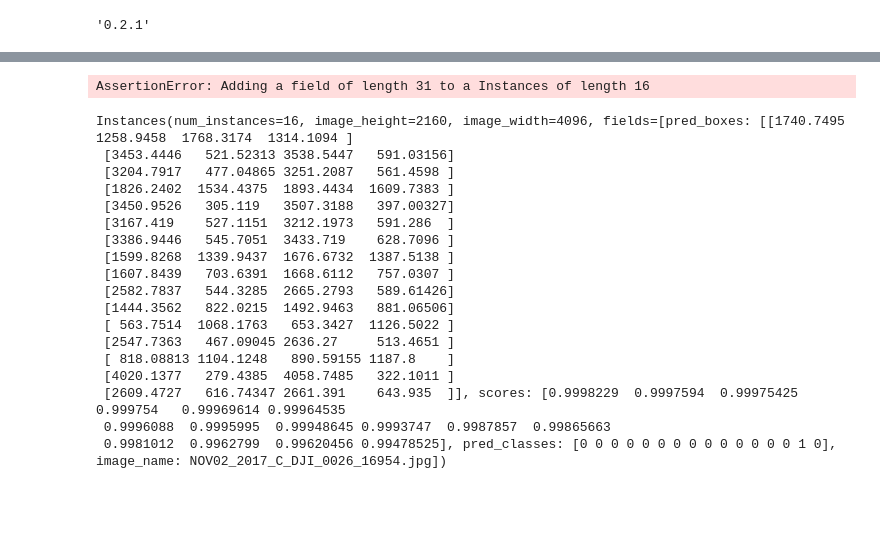
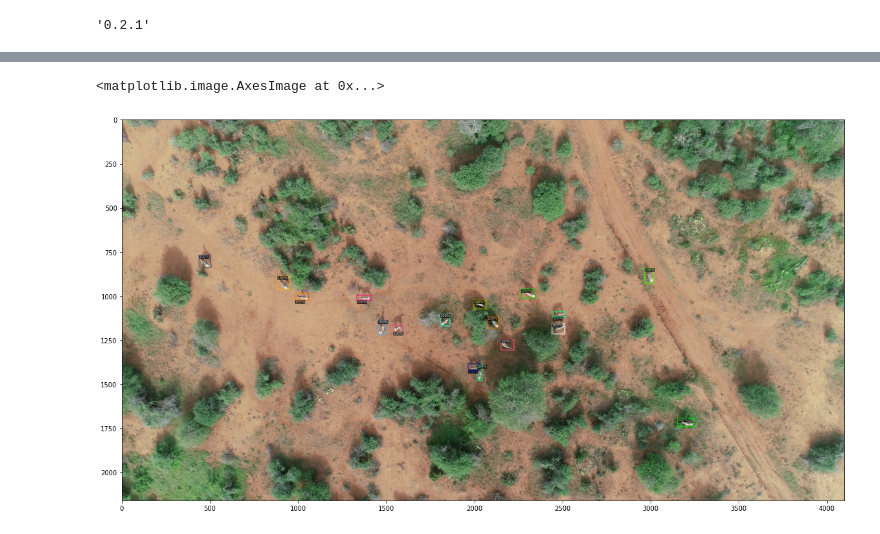
Before and after one commit to benkoger/overhead-video-worked-examples, a Jupyter notebook: ungulates/detection/inference/process-video.ipynb, the cells around one changed output, grey strips where cells are left out. Cells and saved outputs as stored; diff of their text form; code cells hidden in the pictures; blank space fills up the shorter version.

```diff
--- a/ungulates/detection/inference/process-video.ipynb
+++ b/ungulates/detection/inference/process-video.ipynb
@@ -209,34 +191,14 @@ os.path.basename(image_batch[0]['file_name'])
 # %%
-image = batch[0]['image'].numpy()
+image = image_batch[0]['image'].numpy()
 image = np.transpose(image, [1, 2, 0])
 
-v = Visualizer(image,
+v = Visualizer(image[...,::-1],
                metadata=None,
                scale=1.0,
 )
-v = v.draw_instance_predictions(detections[0]['instances'].to("cpu"))
+v = v.draw_instance_predictions(detections[0]['instances'])
 plt.figure(figsize=(20,20))
 plt.imshow(v.get_image())
 # %% [output]
-AssertionError: Adding a field of length 31 to a Instances of length 16
+<matplotlib.image.AxesImage at 0x...>
+[figure, added]
-# %%
-detections[0]['instances']
-# %% [output]
-Instances(num_instances=16, image_height=2160, image_width=4096, fields=[pred_boxes: [[1740.7495  1258.9458  1768.3174  1314.1094 ]
- [3453.4446   521.52313 3538.5447   591.03156]
- [3204.7917   477.04865 3251.2087   561.4598 ]
- [1826.2402  1534.4375  1893.4434  1609.7383 ]
- [3450.9526   305.119   3507.3188   397.00327]
- [3167.419    527.1151  3212.1973   591.286  ]
- [3386.9446   545.7051  3433.719    628.7096 ]
- [1599.8268  1339.9437  1676.6732  1387.5138 ]
- [1607.8439   703.6391  1668.6112   757.0307 ]
- [2582.7837   544.3285  2665.2793   589.61426]
- [1444.3562   822.0215  1492.9463   881.06506]
- [ 563.7514  1068.1763   653.3427  1126.5022 ]
- [2547.7363   467.09045 2636.27     513.4651 ]
- [ 818.08813 1104.1248   890.59155 1187.8    ]
- [4020.1377   279.4385  4058.7485   322.1011 ]
- [2609.4727   616.74347 2661.391    643.935  ]], scores: [0.9998229  0.9997594  0.99975425 0.999754   0.99969614 0.99964535
- 0.9996088  0.9995995  0.99948645 0.9993747  0.9987857  0.99865663
- 0.9981012  0.9962799  0.99620456 0.99478525], pred_classes: [0 0 0 0 0 0 0 0 0 0 0 0 0 0 1 0], image_name: NOV02_2017_C_DJI_0026_16954.jpg])
```
Also changed, not shown: parts of 37 cells of this notebook.
